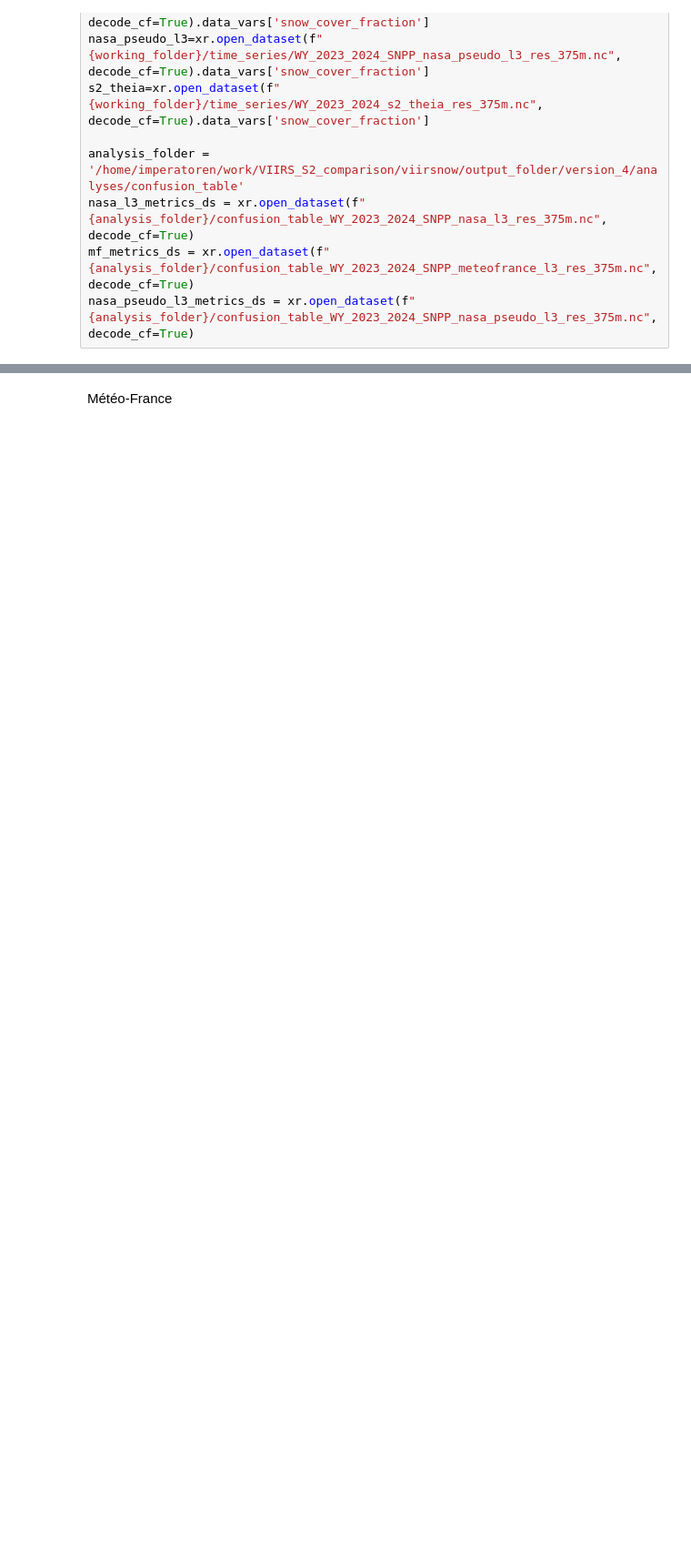
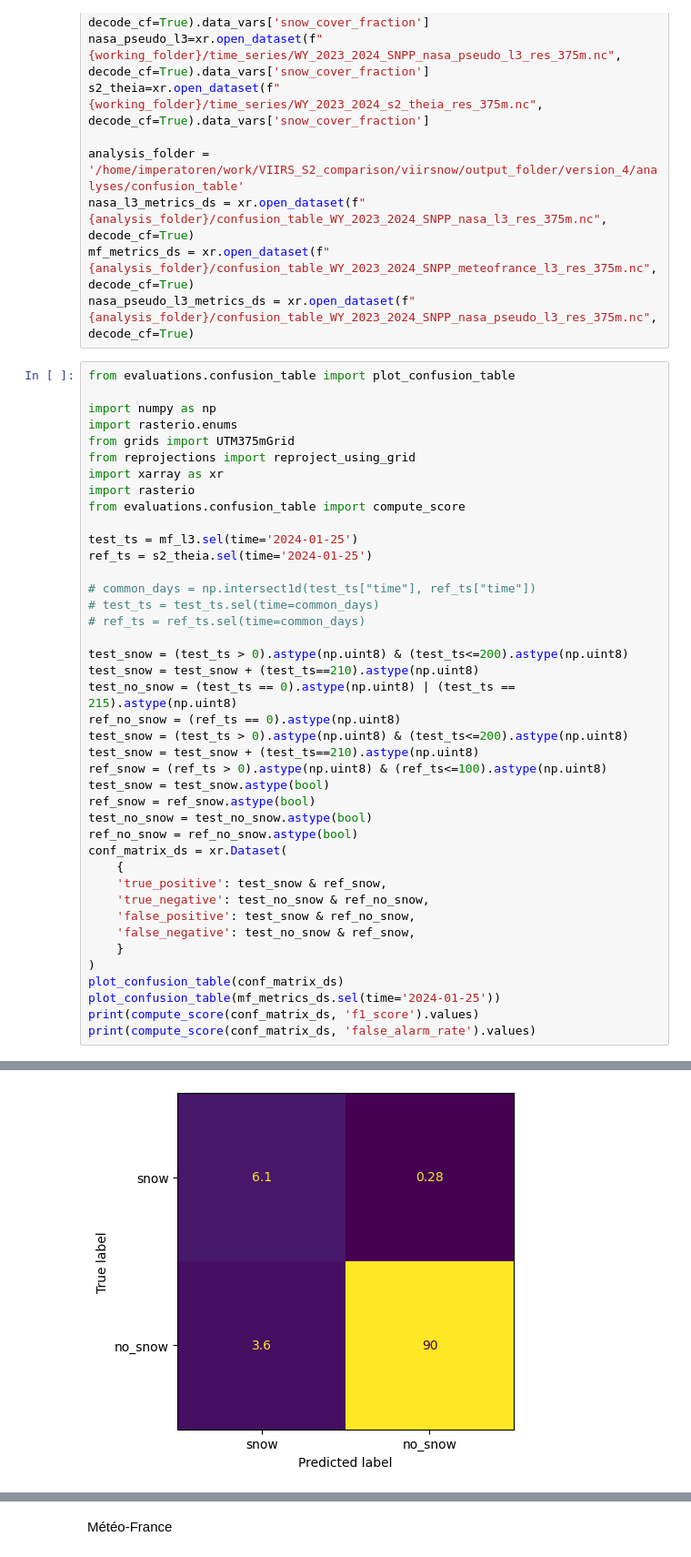
Before and after one commit to nicolaimpe/viirsnow, a Jupyter notebook: notebooks/validation.ipynb, the cells around one changed output, grey strips where cells are left out. Shown at 91% size. Saved outputs shown, nothing was run; the diff lists cells and outputs as text; blank space fills up the shorter version.

```diff
--- a/notebooks/validation.ipynb
+++ b/notebooks/validation.ipynb
@@ -11,3 +11,45 @@ analysis_folder = '/home/imperatoren/work/VIIRS_S2_comparison/viirsnow/output_fo
 nasa_l3_metrics_ds = xr.open_dataset(f"{analysis_folder}/confusion_table_WY_2023_2024_SNPP_nasa_l3_res_375m.nc", decode_cf=True)
 mf_metrics_ds = xr.open_dataset(f"{analysis_folder}/confusion_table_WY_2023_2024_SNPP_meteofrance_l3_res_375m.nc", decode_cf=True)
 nasa_pseudo_l3_metrics_ds = xr.open_dataset(f"{analysis_folder}/confusion_table_WY_2023_2024_SNPP_nasa_pseudo_l3_res_375m.nc", decode_cf=True)
+# %%
+from evaluations.confusion_table import plot_confusion_table
+
+import numpy as np
+import rasterio.enums
+from grids import UTM375mGrid
+from reprojections import reproject_using_grid
+import xarray as xr
+import rasterio
+from evaluations.confusion_table import compute_score
+
+test_ts = mf_l3.sel(time='2024-01-25')
+ref_ts = s2_theia.sel(time='2024-01-25')
+
+# common_days = np.intersect1d(test_ts["time"], ref_ts["time"])
+# test_ts = test_ts.sel(time=common_days)
+# ref_ts = ref_ts.sel(time=common_days)
+
+test_snow = (test_ts > 0).astype(np.uint8) & (test_ts<=200).astype(np.uint8)
+test_snow = test_snow + (test_ts==210).astype(np.uint8)
+test_no_snow = (test_ts == 0).astype(np.uint8) | (test_ts == 215).astype(np.uint8)
+ref_no_snow = (ref_ts == 0).astype(np.uint8)
+test_snow = (test_ts > 0).astype(np.uint8) & (test_ts<=200).astype(np.uint8)
+test_snow = test_snow + (test_ts==210).astype(np.uint8)
+ref_snow = (ref_ts > 0).astype(np.uint8) & (ref_ts<=100).astype(np.uint8)
+test_snow = test_snow.astype(bool)
+ref_snow = ref_snow.astype(bool)
+test_no_snow = test_no_snow.astype(bool)
+ref_no_snow = ref_no_snow.astype(bool)
+conf_matrix_ds = xr.Dataset(
+    {
+    'true_positive': test_snow & ref_snow,
+    'true_negative': test_no_snow & ref_no_snow,
+    'false_positive': test_snow & ref_no_snow,
+    'false_negative': test_no_snow & ref_snow,
+    }
+)
+plot_confusion_table(conf_matrix_ds)
+plot_confusion_table(mf_metrics_ds.sel(time='2024-01-25'))
+print(compute_score(conf_matrix_ds, 'f1_score').values)
+print(compute_score(conf_matrix_ds, 'false_alarm_rate').values)
+# %% [output]
@@ -13,0 +58 @@ nasa_pseudo_l3_metrics_ds = xr.open_dataset(f"{analysis_folder}/confusion_table_
+[figure, added]
```
Also changed, not shown: parts of 6 cells of this notebook.
